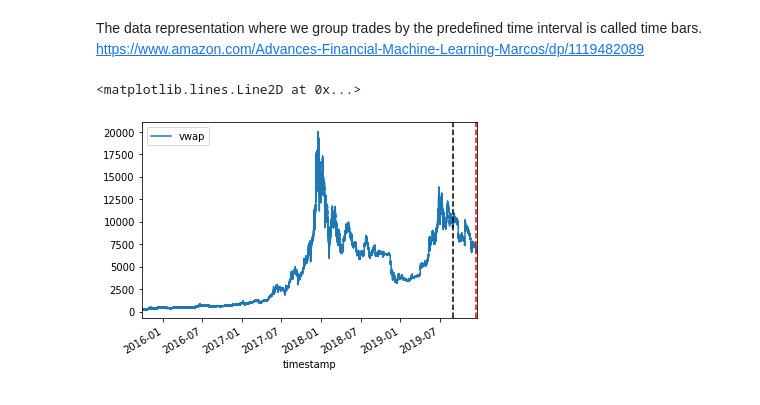
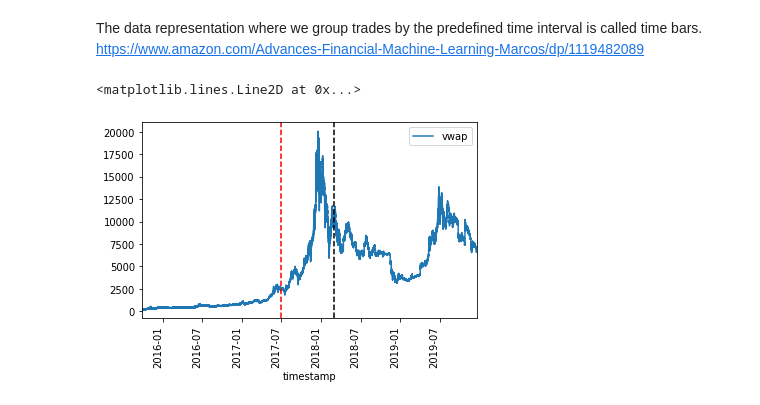
Before and after one commit to ThisuriLekamge/Stock-Price-Prediction-on-Bitcoin-trading-data-using-LSTM-with-PyTorch, a Jupyter notebook: main.ipynb, the cells around one changed output. Saved outputs shown, nothing was run; the diff lists cells and outputs as text; code cells hidden in the pictures.

```diff
--- a/main.ipynb
+++ b/main.ipynb
@@ -73,9 +73,9 @@ The data representation where we group trades by the predefined time interval is
 https://www.amazon.com/Advances-Financial-Machine-Learning-Marcos/dp/1119482089
 # %%
 
-ax = df.plot(y="vwap")
-ax.axvline("2019-09-01", linestyle="--", c="black")
-ax.axvline("2019-12-16", linestyle="--", c='red')
+ax = df.plot(y="vwap",rot = 90)
+ax.axvline("2018-03-01", linestyle="--", c="black")
+ax.axvline("2017-07-01", linestyle="--", c='red')
 # %% [output]
 <matplotlib.lines.Line2D at 0x...>
-[figure, old version]
+[figure, new version]
```
Also changed, not shown: parts of 2 cells of this notebook.
